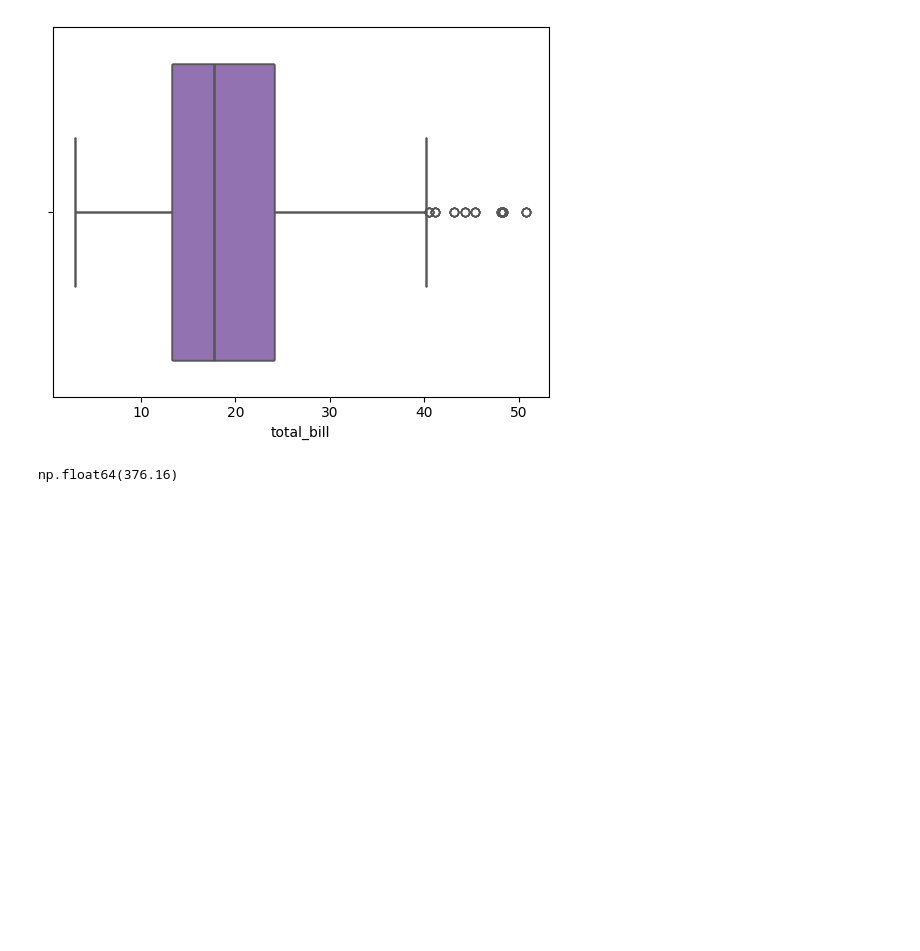
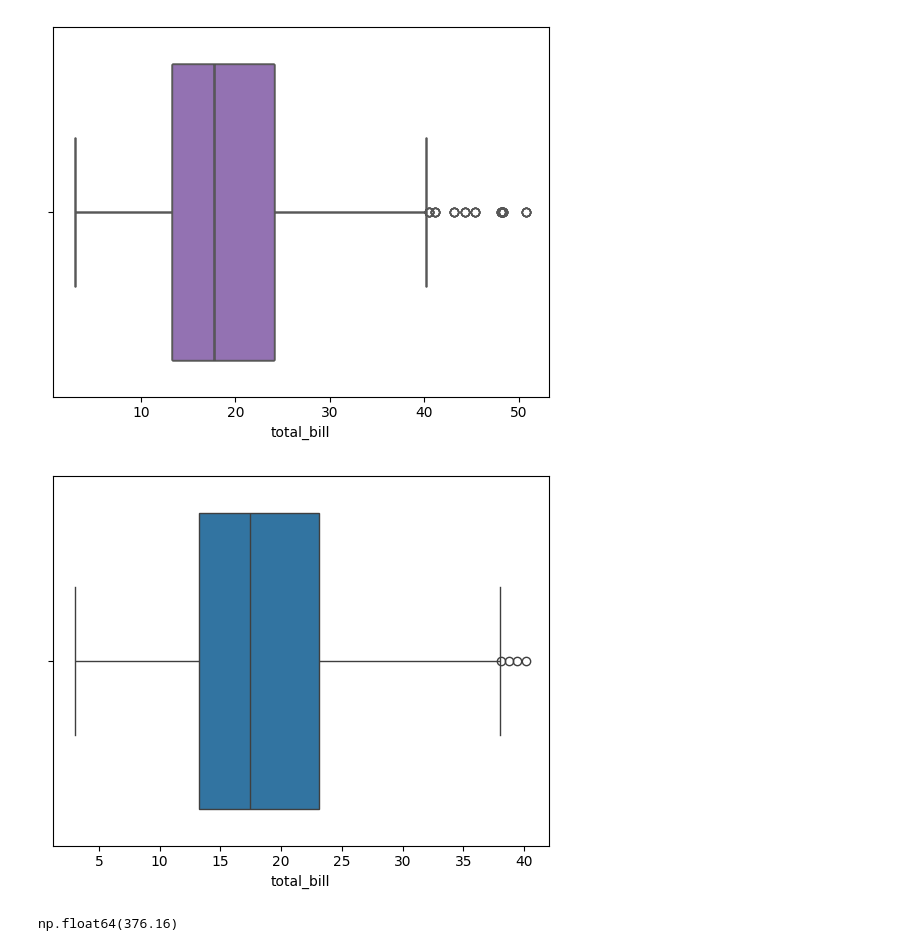
Before and after one commit to payaltanpure/Data_Science_and_Machine_Learning, a Jupyter notebook: statistics.ipynb, the cells around one changed output. Cells and saved outputs as stored; diff of their text form; code cells hidden in the pictures; blank space fills up the shorter version.

```diff
--- a/statistics.ipynb
+++ b/statistics.ipynb
@@ -214,3 +214,21 @@ plt.show()
+# %%
+Q1 = df['total_bill'].quantile(0.25)
+Q3 = df['total_bill'].quantile(0.75)
+
+IQR = Q3 - Q1
+
+lower_limit = Q1 - 1.5 * IQR
+upper_limit = Q3 + 1.5 * IQR
+
+df = df[
+    (df['total_bill'] >= lower_limit) &
+    (df['total_bill'] <= upper_limit)
+]
+# %%
+sns.boxplot(data= df, x= "total_bill")
+plt.show()
+# %% [output]
+[figure, added]
 # %%
 np.var(data)
 # %% [output]
```
Also changed, not shown: parts of 1 cell of this notebook, 4 other files.
